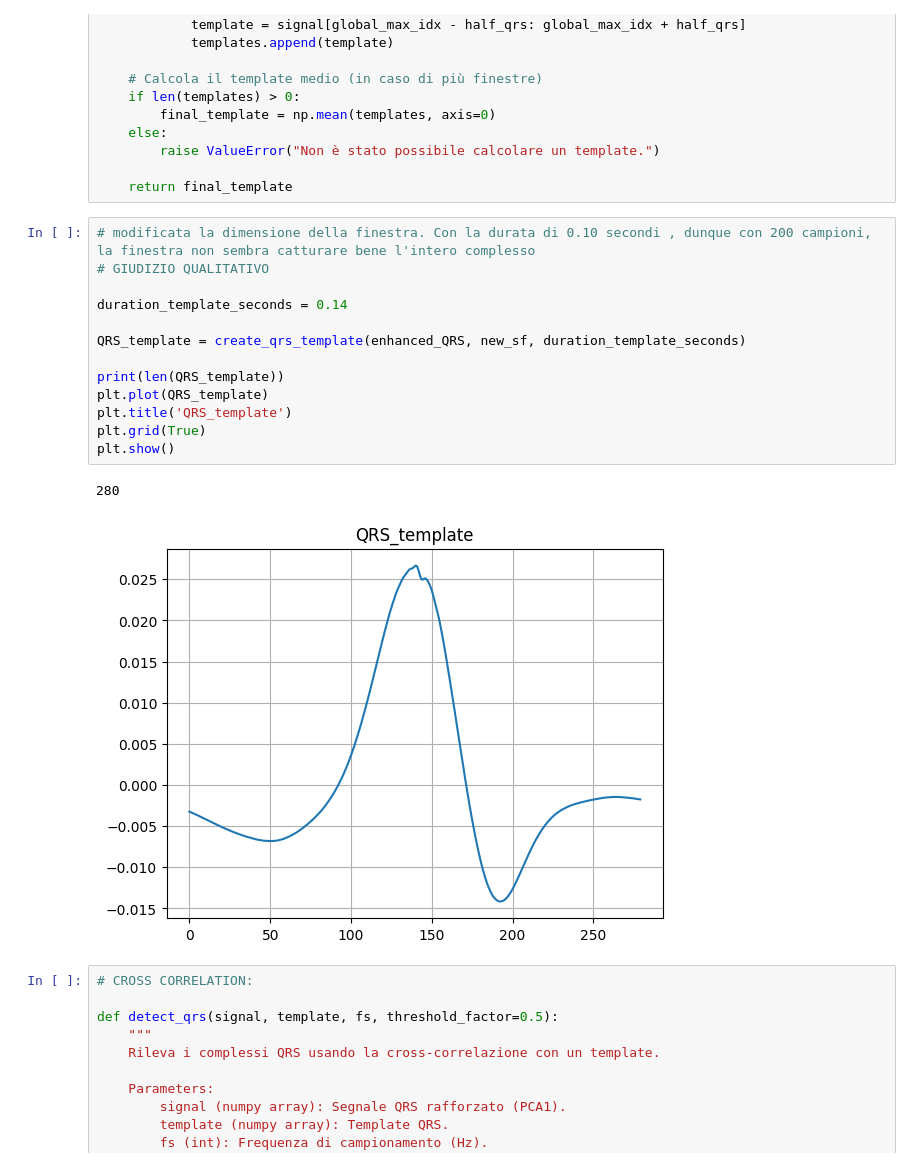
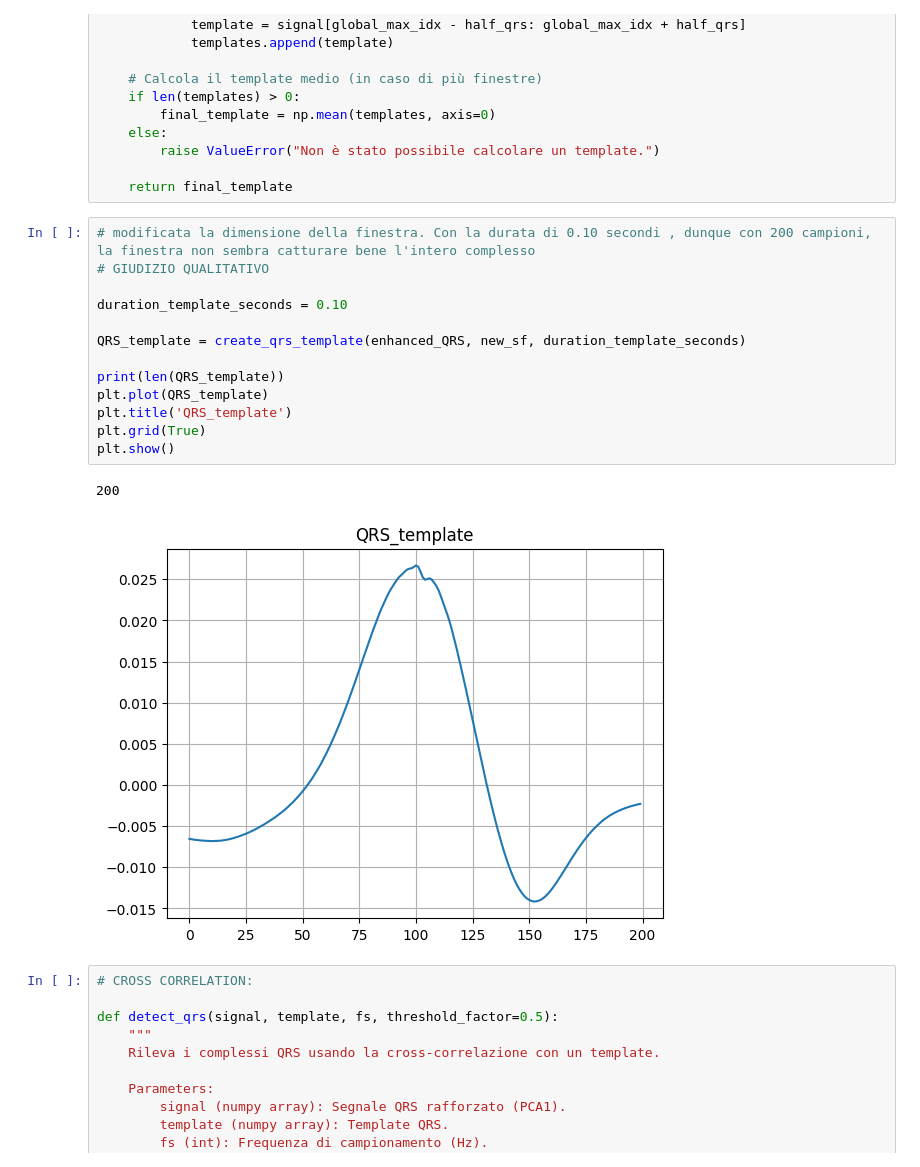
Before and after one commit to EmanueleGiavardi/BSP_project, a Jupyter notebook: test.ipynb, the cells around one changed output. Saved outputs shown, nothing was run; the diff lists cells and outputs as text.

```diff
--- a/test.ipynb
+++ b/test.ipynb
@@ -265,19 +265,19 @@ def create_qrs_template(signal, sf, duration_template_seconds):
 # %%
 # modificata la dimensione della finestra. Con la durata di 0.10 secondi , dunque con 200 campioni, la finestra non sembra catturare bene l'intero complesso
 # GIUDIZIO QUALITATIVO
 
-duration_template_seconds = 0.14
+duration_template_seconds = 0.10
 
 QRS_template = create_qrs_template(enhanced_QRS, new_sf, duration_template_seconds)
 
 print(len(QRS_template))
 plt.plot(QRS_template)
 plt.title('QRS_template')
 plt.grid(True)
 plt.show()
 # %% [output]
-280
+200
-[figure, old version]
+[figure, new version]
 # %%
 # CROSS CORRELATION:
 
```
Also changed, not shown: parts of 12 cells of this notebook.
